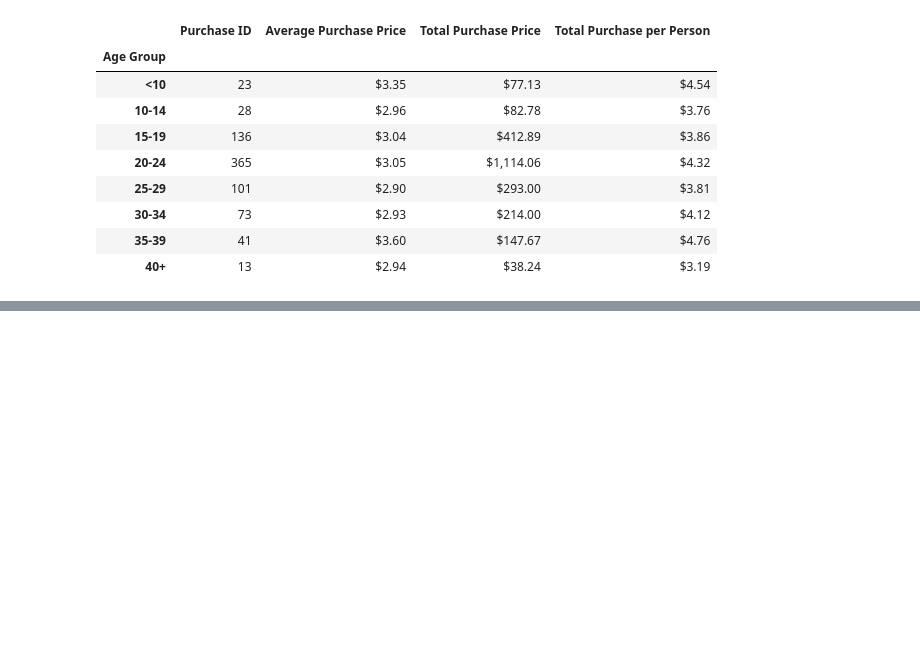
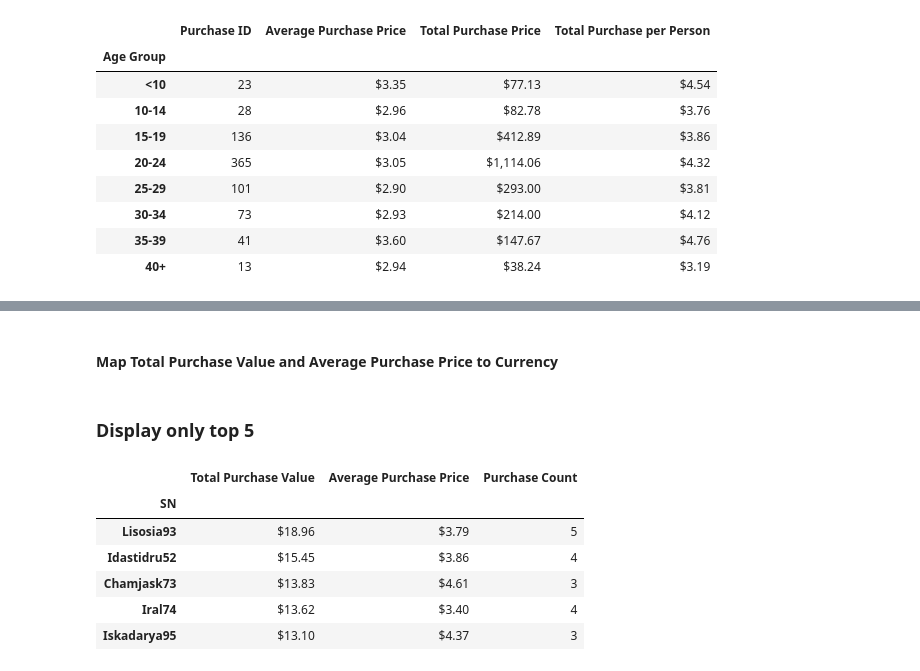
Before and after one commit to Elisu87/pandas-challange, a Jupyter notebook: HeroesOfPymoli/HeroesOfPymoli.ipynb, the cells around one changed output, grey strips where cells are left out. Saved outputs shown, nothing was run; the diff lists cells and outputs as text; code cells hidden in the pictures; blank space fills up the shorter version.

```diff
--- a/HeroesOfPymoli/HeroesOfPymoli.ipynb
+++ b/HeroesOfPymoli/HeroesOfPymoli.ipynb
@@ -489,0 +539,3 @@ reduce_players_df.head()
+# %%
+# Count Price per SN
+sn_count= reduce_players_df.groupby("SN").count()["Price"].rename("Purchase Count")
@@ -489,0 +544,2 @@ reduce_players_df.head()
+# %%
+sn_df= pd.DataFrame({"Total Purchase Value": sn_total, "Average Purchase Price": sn_average, "Purchase Count": sn_count})
@@ -489,0 +548,3 @@ reduce_players_df.head()
+# %%
+sorted_sn= sn_df.sort_values("Total Purchase Value", ascending= False)
+sorted_sn["Total Purchase Value"].max
@@ -489,0 +569,17 @@ reduce_players_df.head()
+# %% [markdown]
+#### Map Total Purchase Value and Average Purchase Price to Currency
+# %%
+sorted_sn["Total Purchase Value"]= sorted_sn["Total Purchase Value"].map("${:,.2f}".format)
+sorted_sn["Average Purchase Price"]= sorted_sn["Average Purchase Price"].map("${:,.2f}".format)
+# %% [markdown]
+### Display only top 5
+# %%
+sorted_sn.head()
+# %% [output]
+|  | Total Purchase Value | Average Purchase Price | Purchase Count |
+| SN |  |  |  |
+| Lisosia93 | $18.96 | $3.79 | 5 |
+| Idastidru52 | $15.45 | $3.86 | 4 |
+| Chamjask73 | $13.83 | $4.61 | 3 |
+| Iral74 | $13.62 | $3.40 | 4 |
+| Iskadarya95 | $13.10 | $4.37 | 3 |
```
Also changed, not shown: parts of 36 cells of this notebook, 1 other file.
